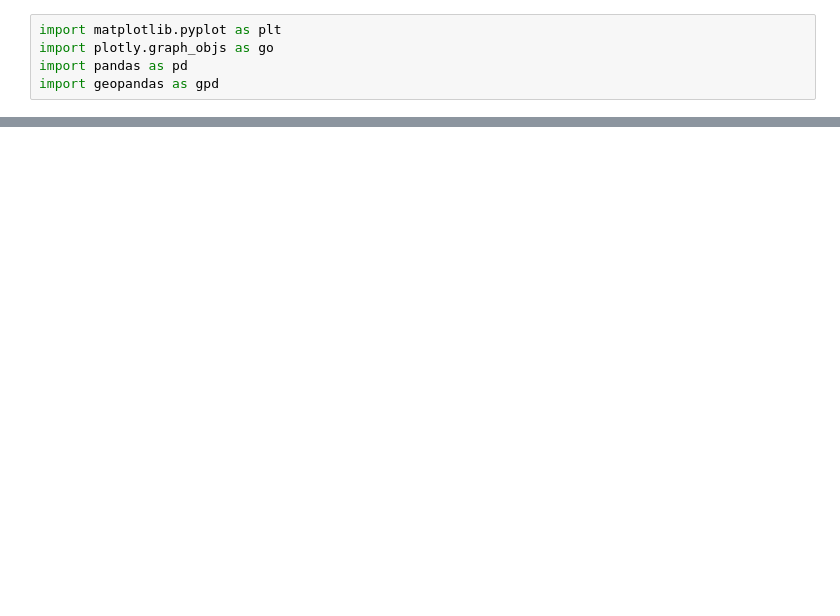
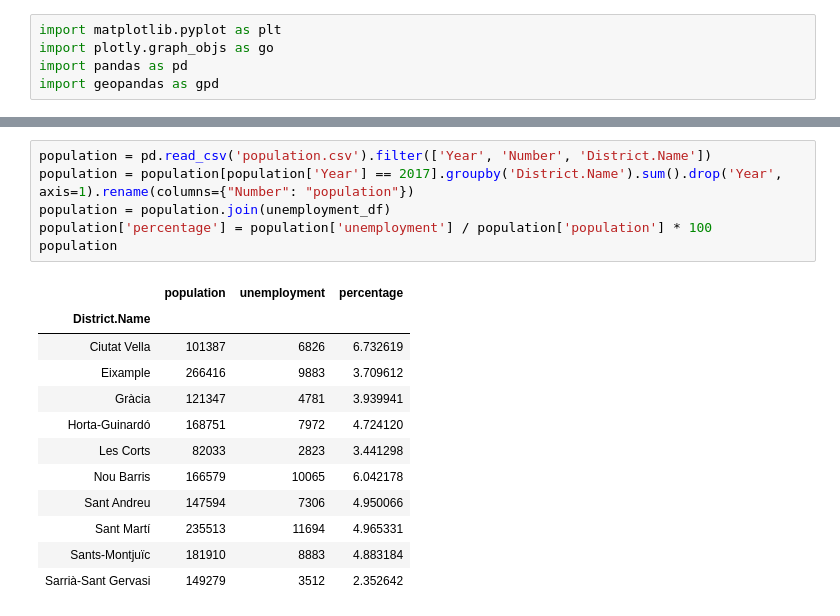
Before and after one commit to sanderoud/Data-Stories, a Jupyter notebook: map.ipynb, the cells around one changed output, grey strips where cells are left out. Cells and saved outputs as stored; diff of their text form; blank space fills up the shorter version.

```diff
--- a/map.ipynb
+++ b/map.ipynb
@@ -47,0 +41,19 @@ map_df = map_df.set_index('NOM').join(unemployment_df)
+# %%
+population = pd.read_csv('population.csv').filter(['Year', 'Number', 'District.Name'])
+population = population[population['Year'] == 2017].groupby('District.Name').sum().drop('Year', axis=1).rename(columns={"Number": "population"})
+population = population.join(unemployment_df)
+population['percentage'] = population['unemployment'] / population['population'] * 100
+population
+# %% [output]
+|  | population | unemployment | percentage |
+| District.Name |  |  |  |
+| Ciutat Vella | 101387 | 6826 | 6.732619 |
+| Eixample | 266416 | 9883 | 3.709612 |
+| Gràcia | 121347 | 4781 | 3.939941 |
+| Horta-Guinardó | 168751 | 7972 | 4.724120 |
+| Les Corts | 82033 | 2823 | 3.441298 |
+| Nou Barris | 166579 | 10065 | 6.042178 |
+| Sant Andreu | 147594 | 7306 | 4.950066 |
+| Sant Martí | 235513 | 11694 | 4.965331 |
+| Sants-Montjuïc | 181910 | 8883 | 4.883184 |
+| Sarrià-Sant Gervasi | 149279 | 3512 | 2.352642 |
```
Also changed, not shown: parts of 7 cells of this notebook, 1 other file.
